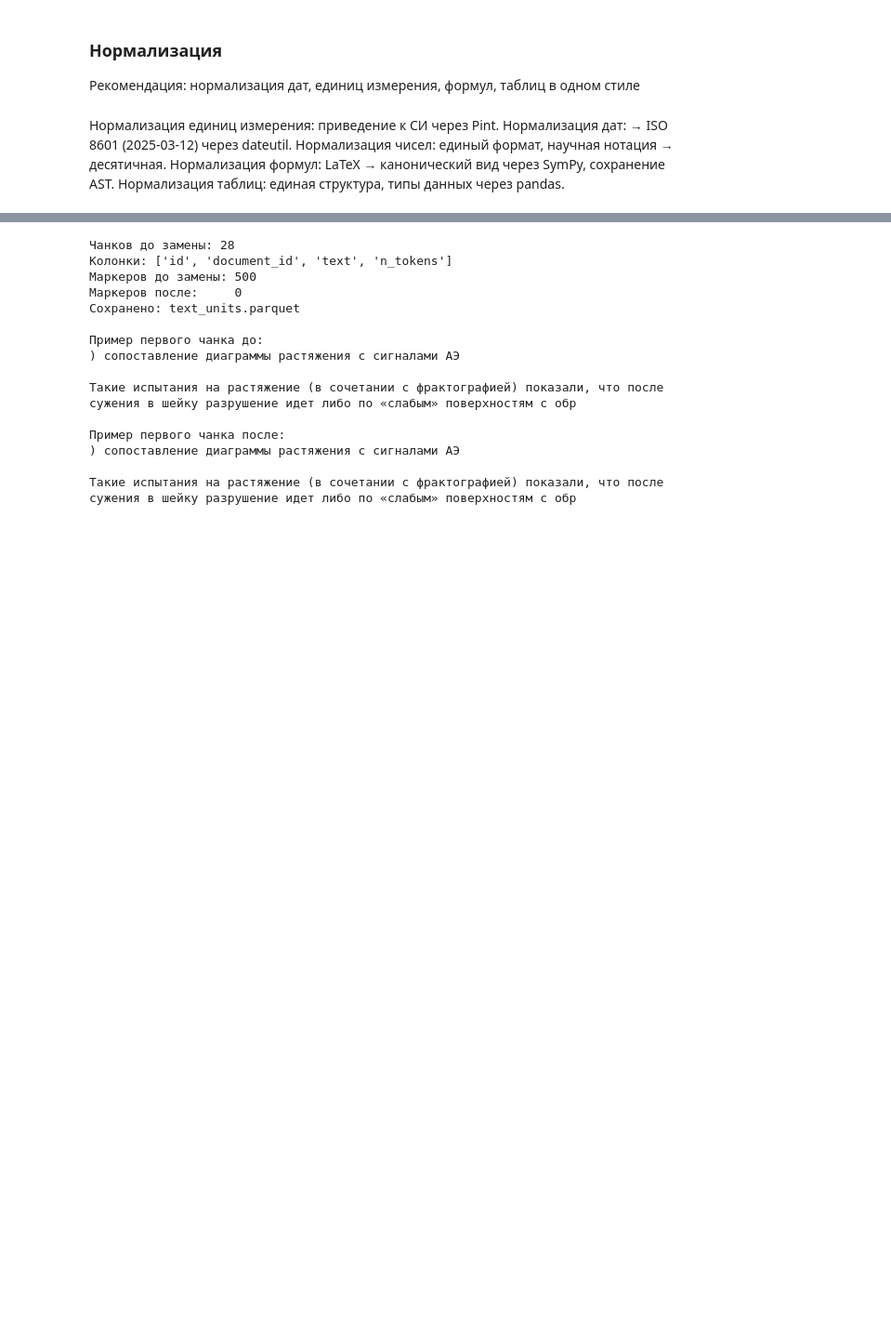
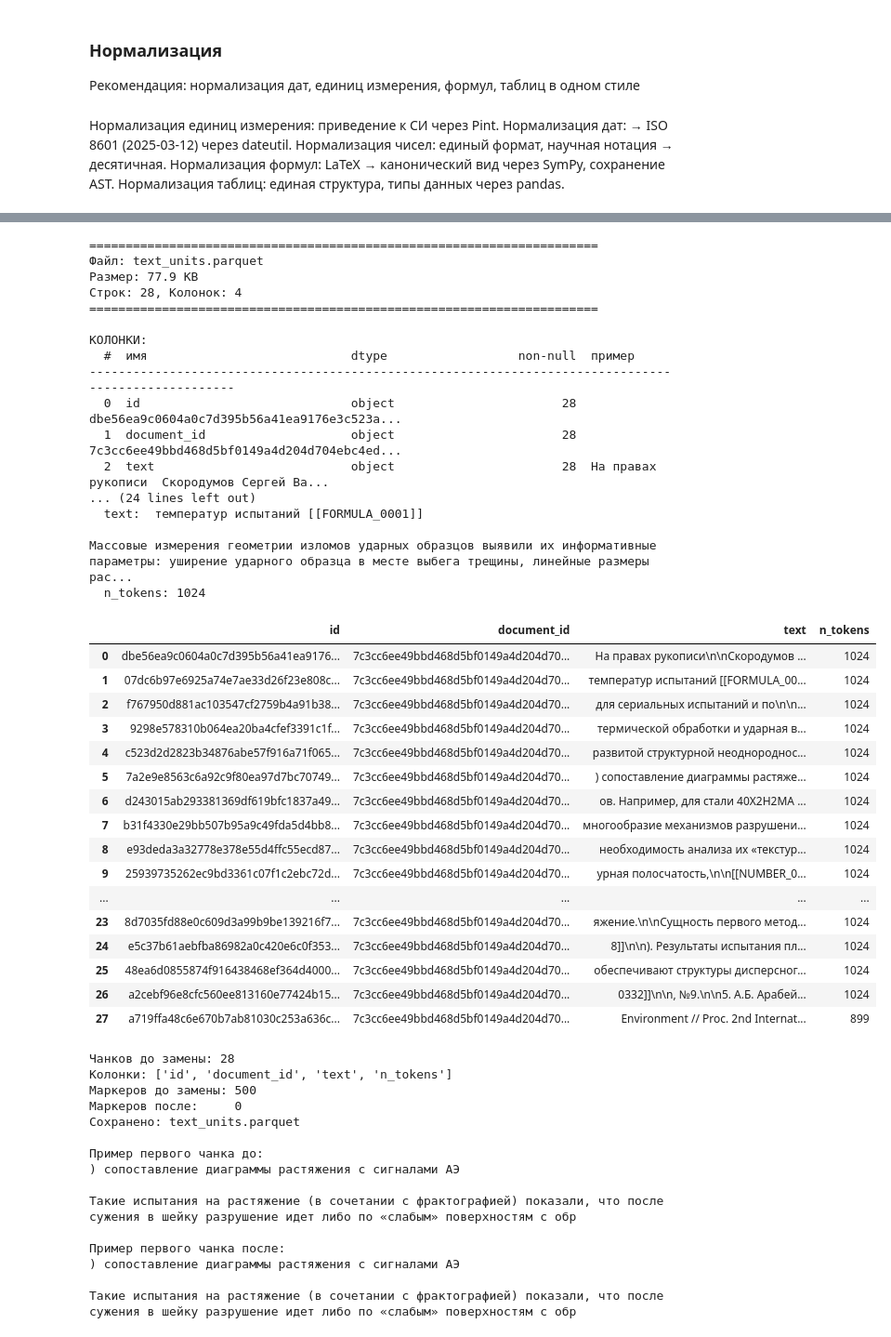
Before and after one commit to AlisaEee/Graphs-GraphsModels, a Jupyter notebook: graph_preprocess/chunking.ipynb, the cells around one changed output, grey strips where cells are left out. Shown at 93% size. Cells and saved outputs as stored; diff of their text form; code cells hidden in the pictures; blank space fills up the shorter version.

```diff
--- a/graph_preprocess/chunking.ipynb
+++ b/graph_preprocess/chunking.ipynb
@@ -442,7 +1111,7 @@ def inspect_parquet(path: str, n_examples: int = 2):
         print(f"Файл не найден: {path}")
         return None
 
-    df = pd.read_parquet(path)
+    df = pd.read_parquet(path, engine="fastparquet")
 
     print("=" * 70)
     print(f"Файл: {path.name}")
@@ -488,33 +1157,68 @@ def inspect_parquet(path: str, n_examples: int = 2):
             val = row[col]
 
             # форматирование для читаемости
             if isinstance(val, (list, tuple)):
                 # для списков — показываем длину и первые элементы
                 n = len(val)
                 if n and isinstance(val[0], (int, float)):
                     display = f"[{n} элементов] {val[:5]}..."
                 elif n and isinstance(val[0], (list, tuple)):
                     display = f"[{n} векторов] первый: {val[0][:5]}..."
                 else:
                     display = f"[{n} элементов] {val[:3]}"
             elif isinstance(val, str):
                 if len(val) > 200:
                     display = val[:200] + "..."
                 else:
                     display = val
             else:
                 display = val
 
             print(f"  {col}: {display}")
 
     print()
     return df
 
 
 DEFAULT = "text_units.parquet"
 
 path = DEFAULT
 inspect_parquet(path, n_examples=2)
+# %% [output]
+======================================================================
+Файл: text_units.parquet
+Размер: 77.9 KB
+Строк: 28, Колонок: 4
+======================================================================
+
+КОЛОНКИ:
+  #  имя                            dtype                  non-null  пример
+----------------------------------------------------------------------------------------------------
+  0  id                             object                       28  dbe56ea9c0604a0c7d395b56a41ea9176e3c523a...
+  1  document_id                    object                       28  7c3cc6ee49bbd468d5bf0149a4d204d704ebc4ed...
+  2  text                           object                       28  На правах рукописи  Скородумов Сергей Ва...
+... (24 lines left out)
+  text:  температур испытаний [[FORMULA_0001]]
+
+Массовые измерения геометрии изломов ударных образцов выявили их информативные параметры: уширение ударного образца в месте выбега трещины, линейные размеры рас...
+  n_tokens: 1024
+|  | id | document_id | text | n_tokens |
+| 0 | dbe56ea9c0604a0c7d395b56a41ea9176... | 7c3cc6ee49bbd468d5bf0149a4d204d70... | На правах рукописи\n\nСкородумов ... | 1024 |
+| 1 | 07dc6b97e6925a74e7ae33d26f23e808c... | 7c3cc6ee49bbd468d5bf0149a4d204d70... | температур испытаний [[FORMULA_00... | 1024 |
+| 2 | f767950d881ac103547cf2759b4a91b38... | 7c3cc6ee49bbd468d5bf0149a4d204d70... | для сериальных испытаний и по\n\n... | 1024 |
+| 3 | 9298e578310b064ea20ba4cfef3391c1f... | 7c3cc6ee49bbd468d5bf0149a4d204d70... | термической обработки и ударная в... | 1024 |
+| 4 | c523d2d2823b34876abe57f916a71f065... | 7c3cc6ee49bbd468d5bf0149a4d204d70... | развитой структурной неоднороднос... | 1024 |
+| 5 | 7a2e9e8563c6a92c9f80ea97d7bc70749... | 7c3cc6ee49bbd468d5bf0149a4d204d70... | ) сопоставление диаграммы растяже... | 1024 |
+| 6 | d243015ab293381369df619bfc1837a49... | 7c3cc6ee49bbd468d5bf0149a4d204d70... | ов. Например, для стали 40Х2Н2МА ... | 1024 |
+| 7 | b31f4330e29bb507b95a9c49fda5d4bb8... | 7c3cc6ee49bbd468d5bf0149a4d204d70... | многообразие механизмов разрушени... | 1024 |
+| 8 | e93deda3a32778e378e55d4ffc55ecd87... | 7c3cc6ee49bbd468d5bf0149a4d204d70... | необходимость анализа их «текстур... | 1024 |
+| 9 | 25939735262ec9bd3361c07f1c2ebc72d... | 7c3cc6ee49bbd468d5bf0149a4d204d70... | урная полосчатость,\n\n[[NUMBER_0... | 1024 |
+| ... | ... | ... | ... | ... |
+| 23 | 8d7035fd88e0c609d3a99b9be139216f7... | 7c3cc6ee49bbd468d5bf0149a4d204d70... | яжение.\n\nСущность первого метод... | 1024 |
+| 24 | e5c37b61aebfba86982a0c420e6c0f353... | 7c3cc6ee49bbd468d5bf0149a4d204d70... | 8]]\n\n). Результаты испытания пл... | 1024 |
+| 25 | 48ea6d0855874f916438468ef364d4000... | 7c3cc6ee49bbd468d5bf0149a4d204d70... | обеспечивают структуры дисперсног... | 1024 |
+| 26 | a2cebf96e8cfc560ee813160e77424b15... | 7c3cc6ee49bbd468d5bf0149a4d204d70... | 0332]]\n\n, №9.\n\n5. А.Б. Арабей... | 1024 |
+| 27 | a719ffa48c6e670b7ab81030c253a636c... | 7c3cc6ee49bbd468d5bf0149a4d204d70... | Environment // Proc. 2nd Internat... | 899 |
 # %%
 for key in list(STORE.keys()):
     if key.startswith("[[FORMULA_"):
```
Also changed, not shown: parts of 16 cells of this notebook.
